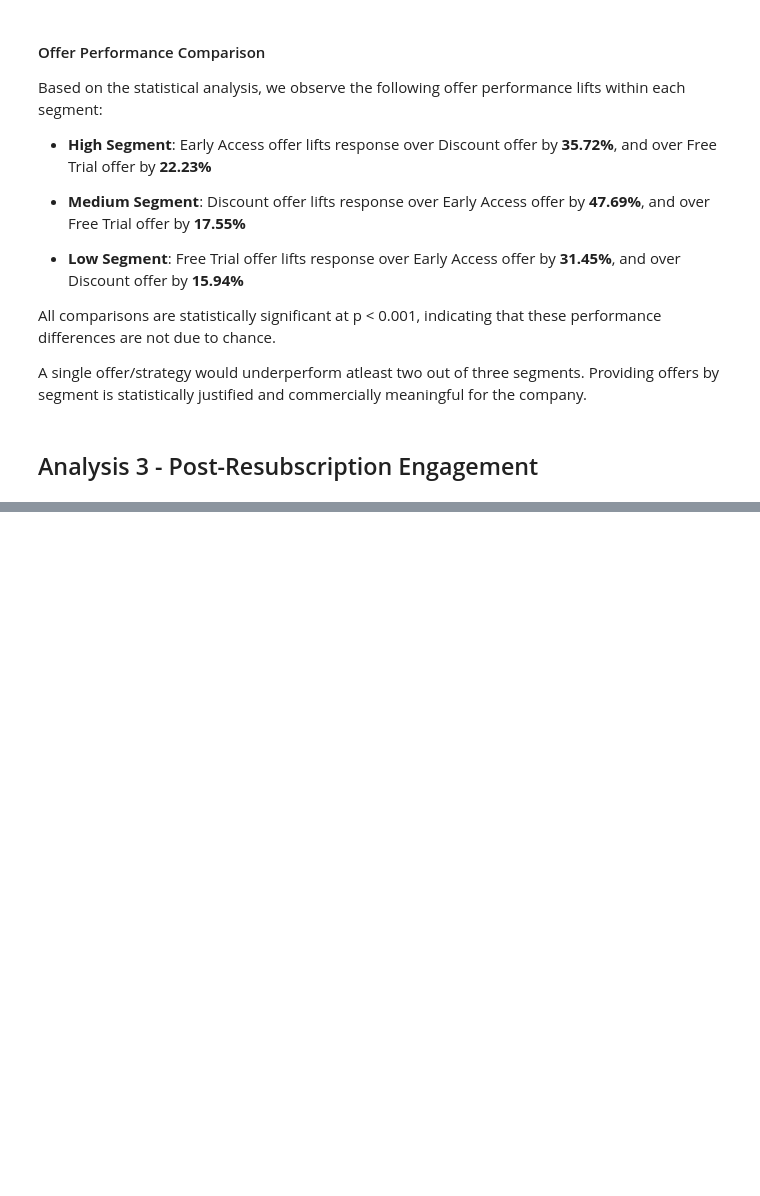
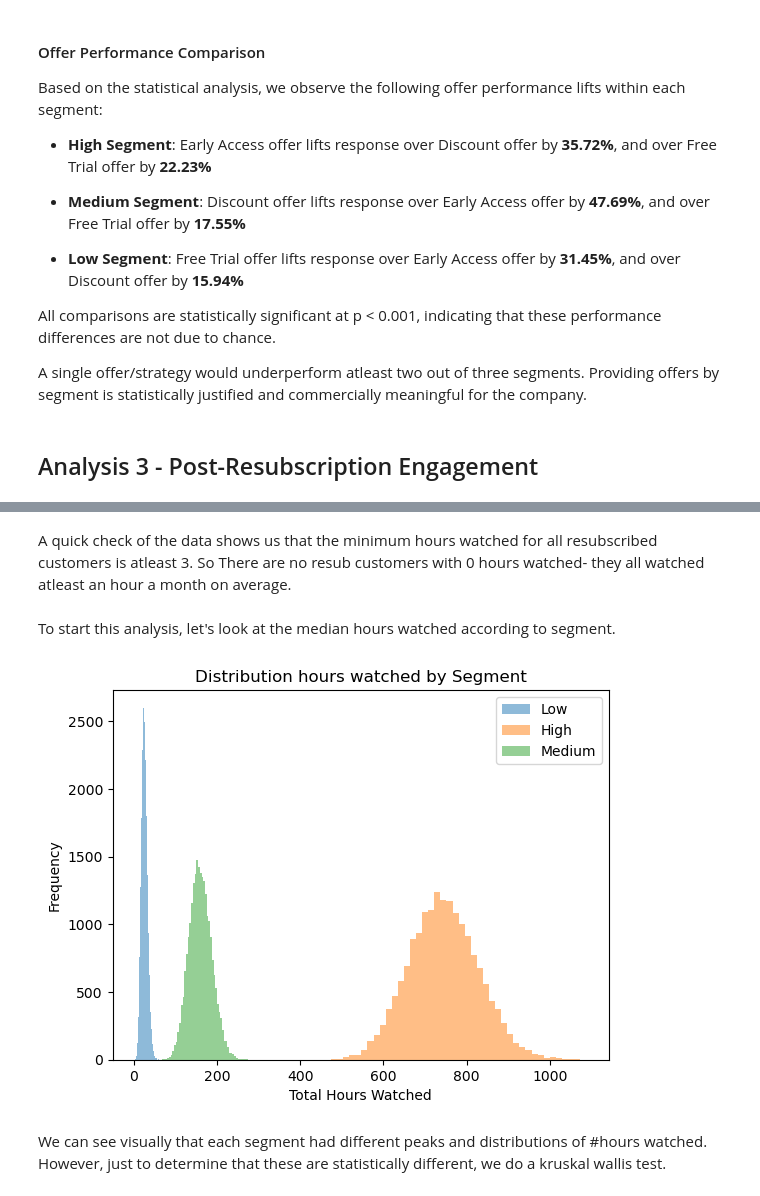
Before and after one commit to DivyaSharma0795/streaming-campaign-measurement, a Jupyter notebook: notebooks/03_Analysis.ipynb, the cells around one changed output, grey strips where cells are left out. Drawn from its saved outputs; the diff is of its cells as text; code cells hidden in the pictures; blank space fills up the shorter version.

Commit message:
Test analysis

```diff
--- a/notebooks/03_Analysis.ipynb
+++ b/notebooks/03_Analysis.ipynb
@@ -848,0 +855,11 @@ A single offer/strategy would underperform atleast two out of three segments. Pr
+# %%
+resubscribed = responses[
+    (responses['offer'] != 'Control') &
+    (responses['resubscribed_promo'] == 1)
+][['customer_id', 'segment', 'offer']]
+
+customer_views = views.groupby('customer_id')['hours_watched'].sum().reset_index()
+customer_views.columns = ['customer_id', 'total_hours_watched']
+
+engagement_df = resubscribed.merge(customer_views, on='customer_id', how='left')
+engagement_df['total_hours_watched'] = engagement_df['total_hours_watched'].fillna(0)
@@ -848,0 +895,18 @@ A single offer/strategy would underperform atleast two out of three segments. Pr
+# %% [markdown]
+A quick check of the data shows us that the minimum hours watched for all resubscribed customers is atleast 3. So There are no resub customers with 0 hours watched- they all watched atleast an hour a month on average.
+# %% [markdown]
+To start this analysis, let's look at the median hours watched according to segment.
+# %%
+for segment in engagement_df['segment'].unique():
+    subset = engagement_df[engagement_df['segment'] == segment]
+    plt.hist(subset['total_hours_watched'], bins=50, alpha=0.5, label=segment)
+
+plt.xlabel('Total Hours Watched')
+plt.ylabel('Frequency')
+plt.title('Distribution hours watched by Segment')
+plt.legend()
+plt.show()
+# %% [output]
+[figure, added]
+# %% [markdown]
+We can see visually that each segment had different peaks and distributions of #hours watched. However, just to determine that these are statistically different, we do a kruskal wallis test.
```
Also changed, not shown: parts of 15 cells of this notebook.
